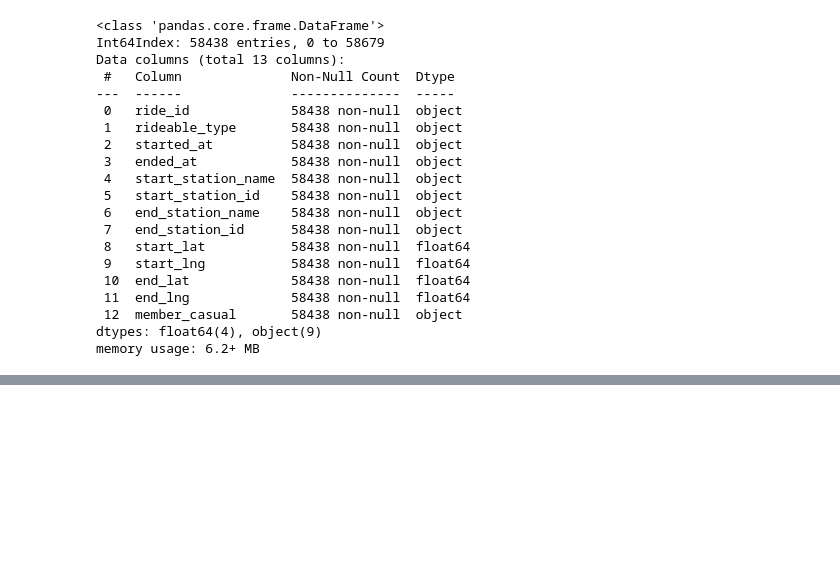
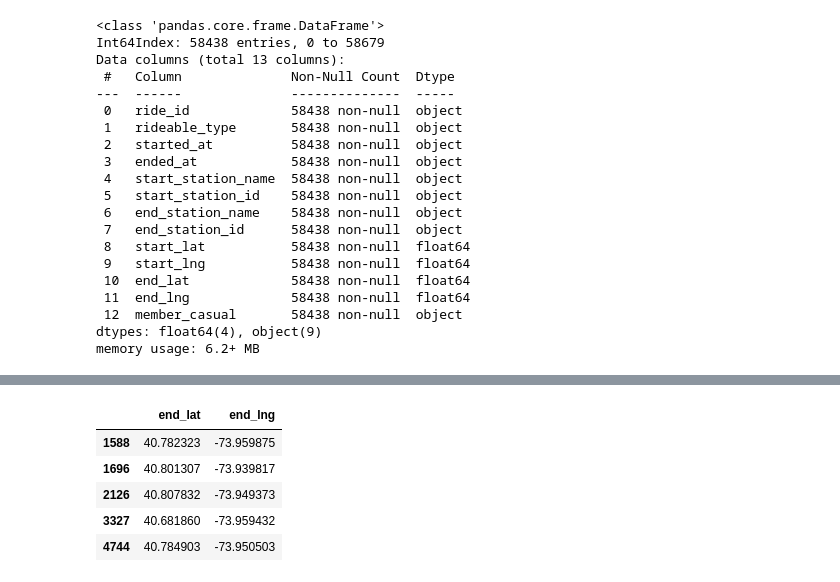
Before and after one commit to fannysigouin/tableau-citibike-challenge, a Jupyter notebook: Tableau Challenge EDA.ipynb, the cells around one changed output, grey strips where cells are left out. Cells and saved outputs as stored; diff of their text form; code cells hidden in the pictures; blank space fills up the shorter version.

```diff
--- a/Tableau Challenge EDA.ipynb
+++ b/Tableau Challenge EDA.ipynb
@@ -215,0 +249,11 @@ final_cleaned_df.to_csv('Resources/final_citibike_data.csv')
+# %%
+#Store only the end lat/lng columns in a new dataframe
+unique_end_lat_lng = unique_end_lat_lng_df[['end_lat', 'end_lng']]
+unique_end_lat_lng.head()
+# %% [output]
+|  | end_lat | end_lng |
+| 1588 | 40.782323 | -73.959875 |
+| 1696 | 40.801307 | -73.939817 |
+| 2126 | 40.807832 | -73.949373 |
+| 3327 | 40.681860 | -73.959432 |
+| 4744 | 40.784903 | -73.950503 |
```
Also changed, not shown: parts of 4 cells of this notebook, 2 other files.
